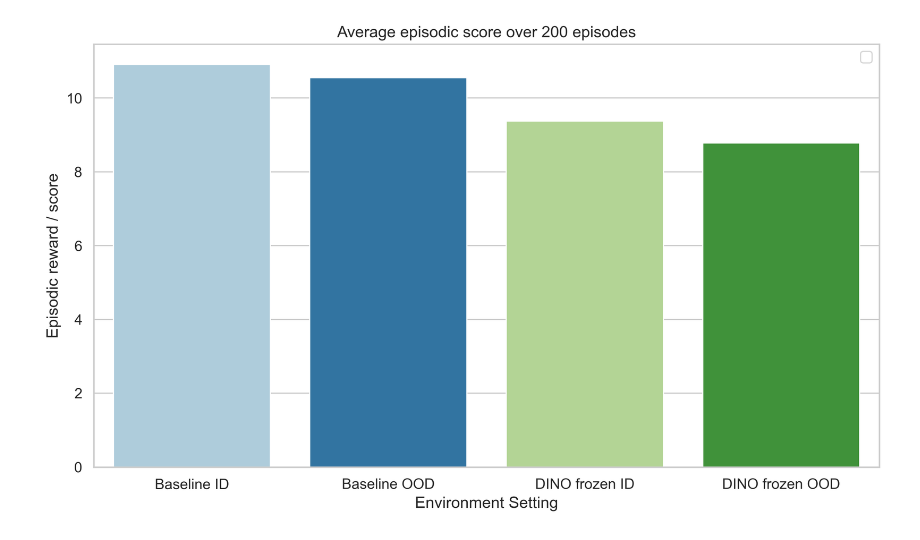
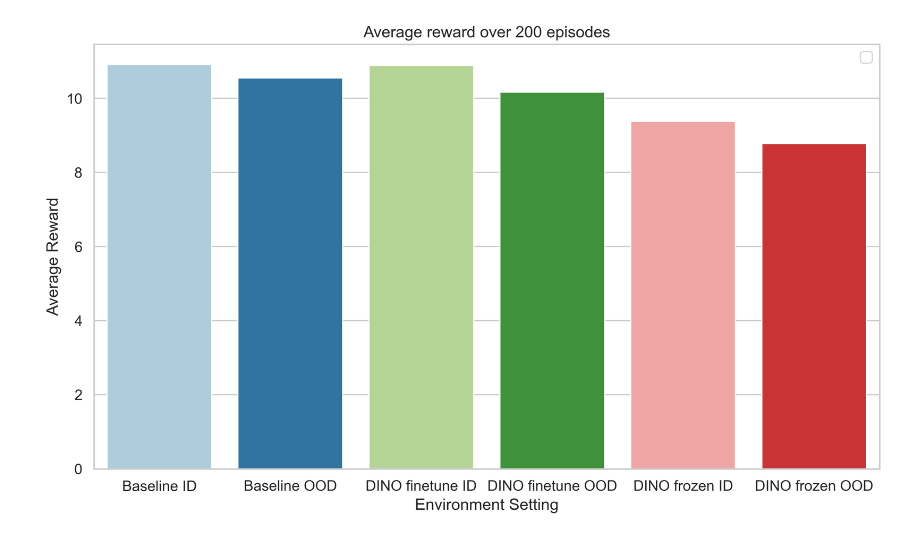
Before and after one commit to jackvice/dreamerJMV3, a Jupyter notebook: plot_eval_results.ipynb, the cells around one changed output. Saved outputs shown, nothing was run; the diff lists cells and outputs as text; code cells hidden in the pictures.

```diff
--- a/plot_eval_results.ipynb
+++ b/plot_eval_results.ipynb
@@ -27,8 +27,8 @@ def plot(files_labels=[], output=None):
     sns.barplot(y=bars, x=labels, hue=labels)
 
     plt.xlabel("Environment Setting")
-    plt.ylabel("Episodic reward / score")
-    plt.title(f"Average episodic score over 200 episodes")
+    plt.ylabel("Average Reward")
+    plt.title(f"Average reward over 200 episodes")
     # plt.grid(alpha=0.3)
     plt.legend()
     plt.tight_layout()
@@ -38,11 +38,13 @@ def plot(files_labels=[], output=None):
 # %%
 plot(
     files_labels=[
         ("logdir/baseline_pick_ycb_eval_ID/", "Baseline ID"),
         ("logdir/baseline_pick_ycb_eval_OOD/", "Baseline OOD"),
+        ("logdir/DINOFT_pick_ycb_eval_ID/", "DINO finetune ID"),
+        ("logdir/DINOFT_pick_ycb_eval_OOD/", "DINO finetune OOD"),
         ("logdir/DINOFreeze_pick_ycb_eval_ID/", "DINO frozen ID"),
         ("logdir/DINOFreeze_pick_ycb_eval_OOD/", "DINO frozen OOD"),
     ]
 )
 # %% [output]
-[figure, old version]
+[figure, new version]
```
Also changed, not shown: 1 other file.
